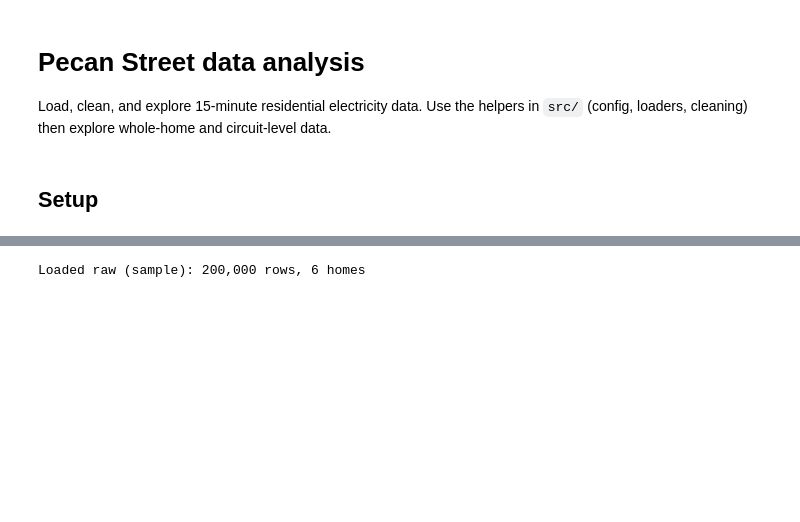
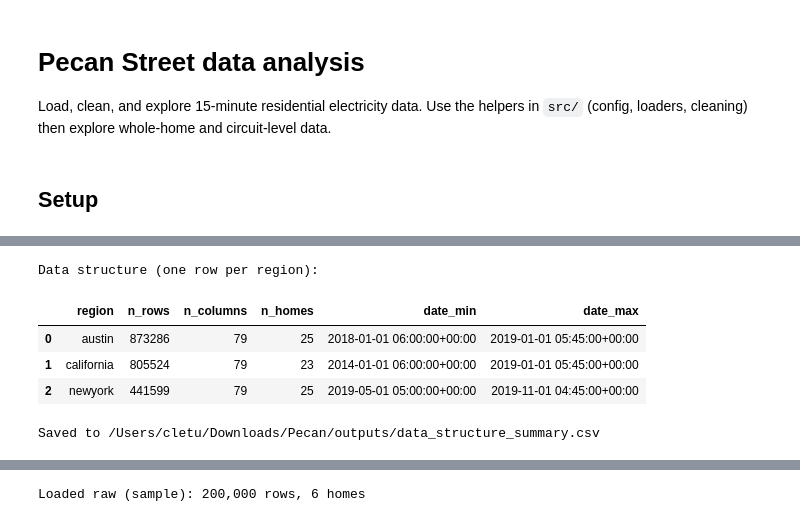
Before and after one commit to cletuzz00/energy_load_analysis, a Jupyter notebook: notebooks/analysis.ipynb, the cells around one changed output, grey strips where cells are left out. Drawn from its saved outputs; the diff is of its cells as text; code cells hidden in the pictures; blank space fills up the shorter version.

```diff
--- a/notebooks/analysis.ipynb
+++ b/notebooks/analysis.ipynb
@@ -30,0 +35,46 @@ Option B: load raw 15-min data and metadata, then merge (and clean in the next s
+# %%
+# Build structure and missingness in one pass per region
+regions = list(REGIONS.keys())
+structure_rows = []
+missingness_rows = []
+region_dfs = {}
+
+for region in regions:
+    d = load_15min_data(region)
+    if SAMPLE_ROWS is not None:
+        d = d.head(SAMPLE_ROWS)
+    region_dfs[region] = d
+    n_rows, n_cols = d.shape
+    structure_rows.append({
+        "region": region,
+        "n_rows": n_rows,
+        "n_columns": n_cols,
+        "n_homes": d["dataid"].nunique(),
+        "date_min": d["local_15min"].min(),
+        "date_max": d["local_15min"].max(),
+    })
+    for col in d.columns:
+        null_count = d[col].isnull().sum()
+        null_pct = (null_count / n_rows * 100) if n_rows else 0
+        missingness_rows.append({
+            "region": region,
+            "column_name": col,
+            "null_count": int(null_count),
+            "null_pct": round(null_pct, 2),
+            "non_null_count": int(n_rows - null_count),
+        })
+
+structure_df = pd.DataFrame(structure_rows)
+missingness_df = pd.DataFrame(missingness_rows)
+
+print("Data structure (one row per region):")
+display(structure_df)
+structure_df.to_csv(OUTPUTS_DIR / "data_structure_summary.csv", index=False)
+print(f"Saved to {OUTPUTS_DIR / 'data_structure_summary.csv'}")
+# %% [output]
+Data structure (one row per region):
+|  | region | n_rows | n_columns | n_homes | date_min | date_max |
+| 0 | austin | 873286 | 79 | 25 | 2018-01-01 06:00:00+00:00 | 2019-01-01 05:45:00+00:00 |
+| 1 | california | 805524 | 79 | 23 | 2014-01-01 06:00:00+00:00 | 2019-01-01 05:45:00+00:00 |
+| 2 | newyork | 441599 | 79 | 25 | 2019-05-01 05:00:00+00:00 | 2019-11-01 04:45:00+00:00 |
+Saved to /Users/cletu/Downloads/Pecan/outputs/data_structure_summary.csv
```
Also changed, not shown: parts of 11 cells of this notebook, 4 other files.
